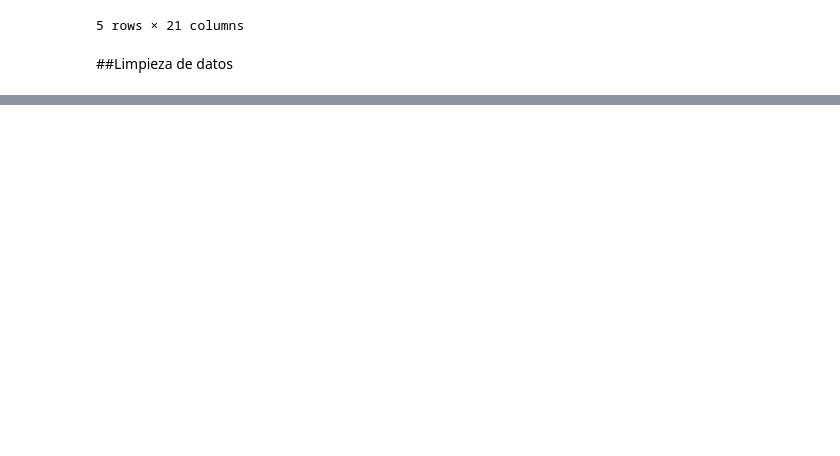
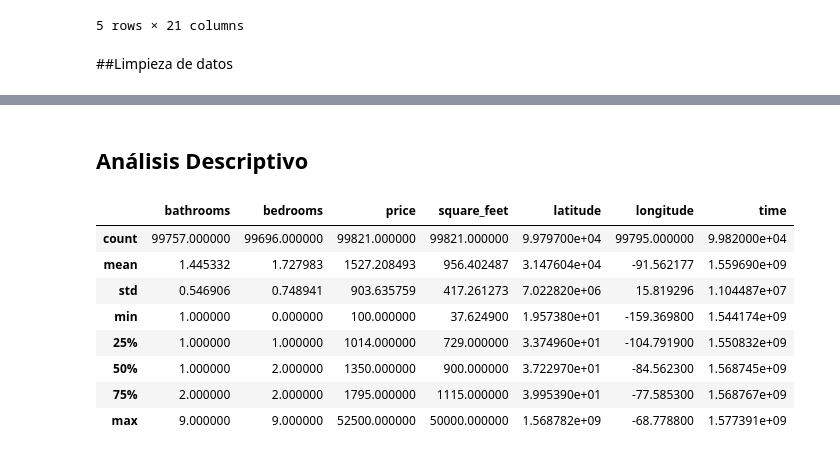
Before and after one commit to DMzeroone/Mlopstrabajofinal, a Jupyter notebook: notebooks/mlopstrabajofinal.ipynb, the cells around one changed output, grey strips where cells are left out. Saved outputs shown, nothing was run; the diff lists cells and outputs as text; code cells hidden in the pictures; blank space fills up the shorter version.

```diff
--- a/notebooks/mlopstrabajofinal.ipynb
+++ b/notebooks/mlopstrabajofinal.ipynb
@@ -202,0 +223,15 @@ datos.describe()
+# %% [markdown]
+## Análisis Descriptivo
+# %%
+# Análisis descriptivo de las columnas numéricas
+display(datos.describe())
+# %% [output]
+|  | bathrooms | bedrooms | price | square_feet | latitude | longitude | time |
+| count | 99757.000000 | 99696.000000 | 99821.000000 | 99821.000000 | 9.979700e+04 | 99795.000000 | 9.982000e+04 |
+| mean | 1.445332 | 1.727983 | 1527.208493 | 956.402487 | 3.147604e+04 | -91.562177 | 1.559690e+09 |
+| std | 0.546906 | 0.748941 | 903.635759 | 417.261273 | 7.022820e+06 | 15.819296 | 1.104487e+07 |
+| min | 1.000000 | 0.000000 | 100.000000 | 37.624900 | 1.957380e+01 | -159.369800 | 1.544174e+09 |
+| 25% | 1.000000 | 1.000000 | 1014.000000 | 729.000000 | 3.374960e+01 | -104.791900 | 1.550832e+09 |
+| 50% | 1.000000 | 2.000000 | 1350.000000 | 900.000000 | 3.722970e+01 | -84.562300 | 1.568745e+09 |
+| 75% | 2.000000 | 2.000000 | 1795.000000 | 1115.000000 | 3.995390e+01 | -77.585300 | 1.568767e+09 |
+| max | 9.000000 | 9.000000 | 52500.000000 | 50000.000000 | 1.568782e+09 | -68.778800 | 1.577391e+09 |
```
Also changed, not shown: parts of 14 cells of this notebook.
